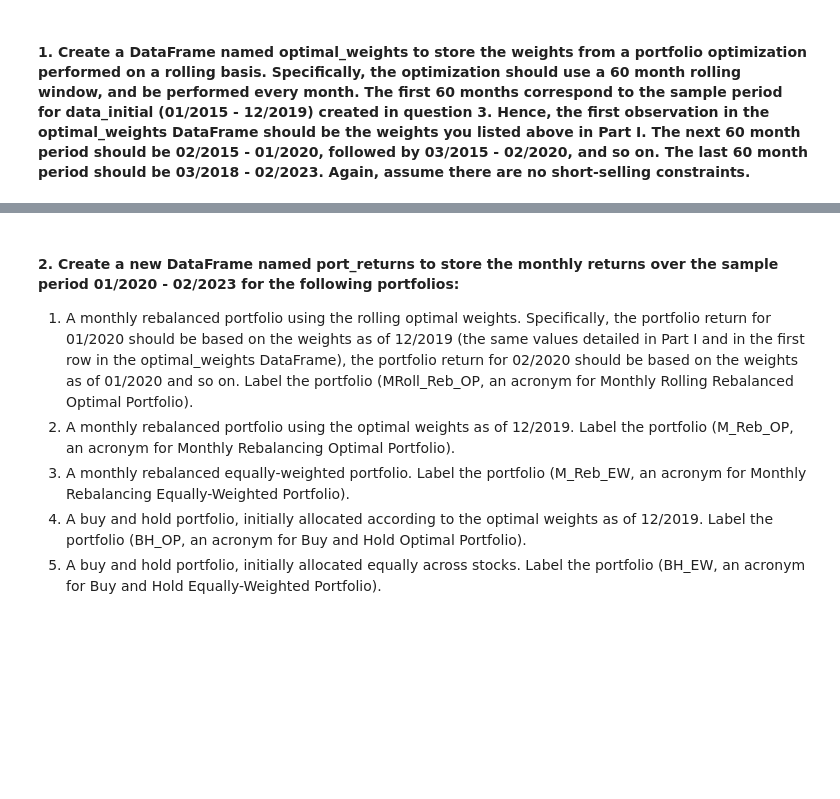
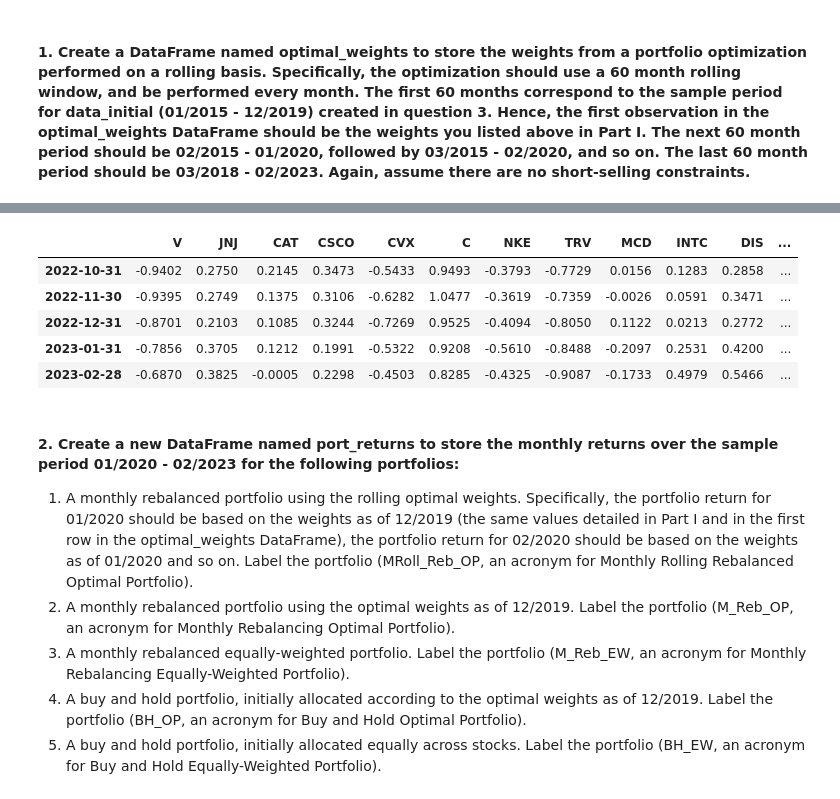
Before and after one commit to kulikj/fina4380-finalproject, a Jupyter notebook: Group Assignment.ipynb, the cells around one changed output, grey strips where cells are left out. Cells and saved outputs as stored; diff of their text form; code cells hidden in the pictures; blank space fills up the shorter version.

```diff
--- a/Group Assignment.ipynb
+++ b/Group Assignment.ipynb
@@ -153,3 +207,40 @@ port_std(optimal_port.x)
+# %%
+# portfolio optimization on a 60 month rolling basis
+
+optimal_weights = pd.DataFrame()
+
+for i in range(0, len(df.index)-60+1):
+
+    # Define the negative Sharpe Ratio function that we will minimize
+    def neg_SR(weights):
+        # excess return
+        r = (np.dot(df.iloc[i:i+60],weights) - rf.iloc[i:i+60]['RF']).mean()*12
+        # excess SD
+        s = (np.dot(df.iloc[i:i+60],weights) - rf.iloc[i:i+60]['RF']).std()*np.sqrt(12)
+        return (-1) * (r/s)
+
+    # By convention of minimize function it should be a function that returns zero for conditions
+    constraints = ({'type':'eq','fun': lambda weights: np.sum(weights) - 1})
+
+    # Initial Guess (equally weighted)
+    init_guess = np.full(len(df.columns),1/len(df.columns))
+
+    optimal_port = minimize(neg_SR, init_guess, constraints=constraints)
+
+    optimal_weights = pd.concat([optimal_weights,
+                                pd.DataFrame(optimal_port.x.reshape(1,len(stock_list)).round(4),
+                                             columns=[stock_list],
+                                             index=[df.iloc[i:i+60].index[-1]])],
+                                axis=0)
+# %%
+optimal_weights.tail()
+# %% [output]
+|  | V | JNJ | CAT | CSCO | CVX | C | NKE | TRV | MCD | INTC | DIS | ... |
+| 2022-10-31 | -0.9402 | 0.2750 | 0.2145 | 0.3473 | -0.5433 | 0.9493 | -0.3793 | -0.7729 | 0.0156 | 0.1283 | 0.2858 | ... |
+| 2022-11-30 | -0.9395 | 0.2749 | 0.1375 | 0.3106 | -0.6282 | 1.0477 | -0.3619 | -0.7359 | -0.0026 | 0.0591 | 0.3471 | ... |
+| 2022-12-31 | -0.8701 | 0.2103 | 0.1085 | 0.3244 | -0.7269 | 0.9525 | -0.4094 | -0.8050 | 0.1122 | 0.0213 | 0.2772 | ... |
+| 2023-01-31 | -0.7856 | 0.3705 | 0.1212 | 0.1991 | -0.5322 | 0.9208 | -0.5610 | -0.8488 | -0.2097 | 0.2531 | 0.4200 | ... |
+| 2023-02-28 | -0.6870 | 0.3825 | -0.0005 | 0.2298 | -0.4503 | 0.8285 | -0.4325 | -0.9087 | -0.1733 | 0.4979 | 0.5466 | ... |
 # %% [markdown]
 #### 2. Create a new DataFrame named port_returns to store the monthly returns over the sample period 01/2020 - 02/2023 for the following portfolios:
  1) A monthly rebalanced portfolio using the rolling optimal weights. Specifically, the portfolio return for 01/2020 should be based on the weights as of 12/2019 (the same values detailed in Part I and in the first row in the optimal_weights DataFrame), the portfolio return for 02/2020 should be based on the weights as of 01/2020 and so on. Label the portfolio (MRoll_Reb_OP, an acronym for Monthly Rolling Rebalanced Optimal Portfolio).
```
Also changed, not shown: parts of 13 cells of this notebook.
